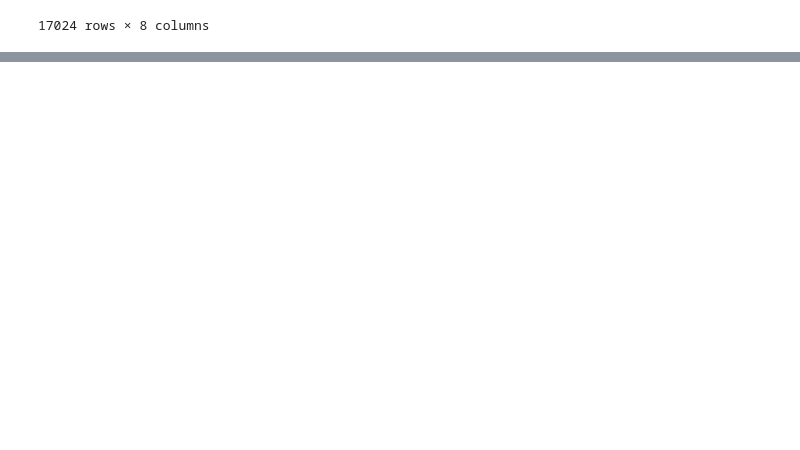
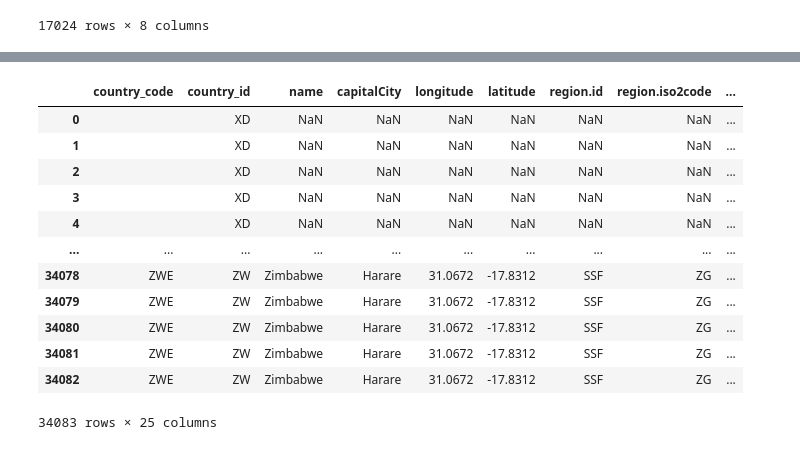
Before and after one commit to nss-data-science-cohort-8/api-exercise-msmith89-wq, a Jupyter notebook: notebooks/API Exercise.ipynb, the cells around one changed output, grey strips where cells are left out. Saved outputs shown, nothing was run; the diff lists cells and outputs as text; code cells hidden in the pictures; blank space fills up the shorter version.

```diff
--- a/notebooks/API Exercise.ipynb
+++ b/notebooks/API Exercise.ipynb
@@ -179,0 +262,24 @@ leres
+# %%
+countres_df.rename(columns={'id':'country_code', 'iso2Code':'country_id'}, inplace=True)
+# %%
+count_gdp_le_df = pd.merge(
+    left = countres_df,
+    right = gdp_le,
+    how = 'outer'
+)
+# %%
+count_gdp_le_df
+# %% [output]
+|  | country_code | country_id | name | capitalCity | longitude | latitude | region.id | region.iso2code | ... |
+| 0 |  | XD | NaN | NaN | NaN | NaN | NaN | NaN | ... |
+| 1 |  | XD | NaN | NaN | NaN | NaN | NaN | NaN | ... |
+| 2 |  | XD | NaN | NaN | NaN | NaN | NaN | NaN | ... |
+| 3 |  | XD | NaN | NaN | NaN | NaN | NaN | NaN | ... |
+| 4 |  | XD | NaN | NaN | NaN | NaN | NaN | NaN | ... |
+| ... | ... | ... | ... | ... | ... | ... | ... | ... | ... |
+| 34078 | ZWE | ZW | Zimbabwe | Harare | 31.0672 | -17.8312 | SSF | ZG | ... |
+| 34079 | ZWE | ZW | Zimbabwe | Harare | 31.0672 | -17.8312 | SSF | ZG | ... |
+| 34080 | ZWE | ZW | Zimbabwe | Harare | 31.0672 | -17.8312 | SSF | ZG | ... |
+| 34081 | ZWE | ZW | Zimbabwe | Harare | 31.0672 | -17.8312 | SSF | ZG | ... |
+| 34082 | ZWE | ZW | Zimbabwe | Harare | 31.0672 | -17.8312 | SSF | ZG | ... |
+34083 rows × 25 columns
```
Also changed, not shown: parts of 15 cells of this notebook.
